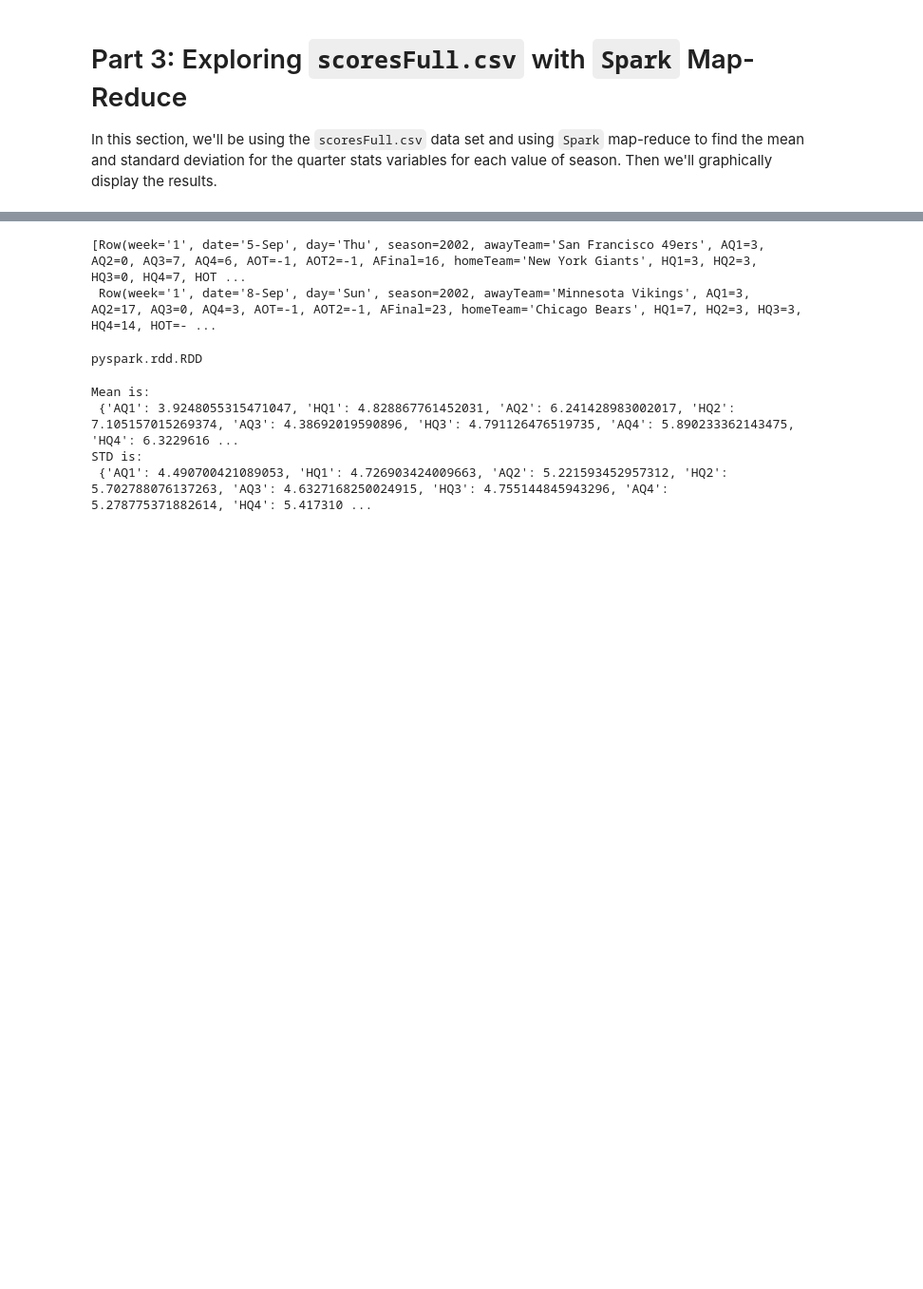
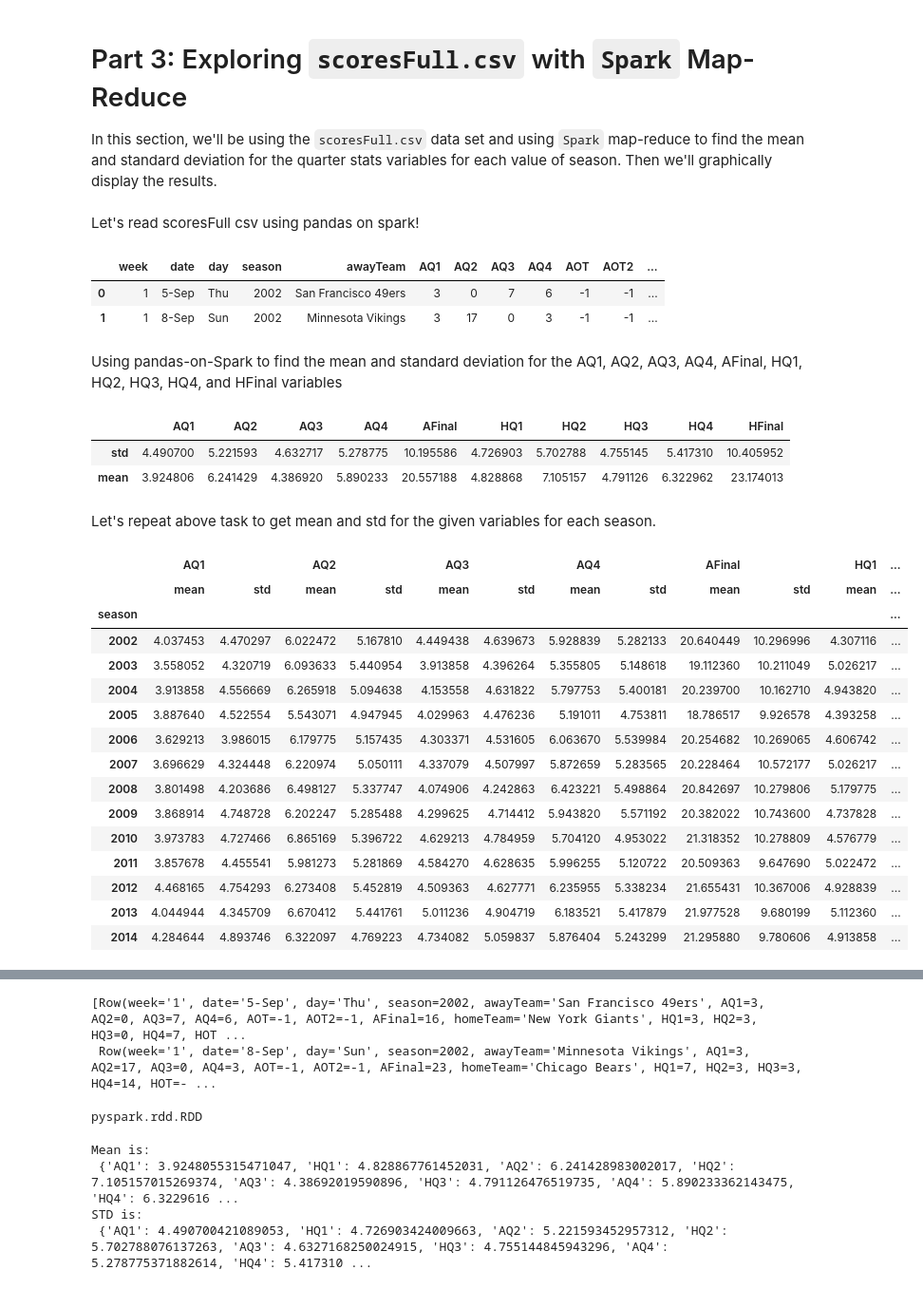
Before and after one commit to atbiggie/ST590-Project2, a Jupyter notebook: PartThree.ipynb, the cells around one changed output, grey strips where cells are left out. Shown at 95% size. Saved outputs shown, nothing was run; the diff lists cells and outputs as text; code cells hidden in the pictures; blank space fills up the shorter version.

```diff
--- a/PartThree.ipynb
+++ b/PartThree.ipynb
@@ -14,0 +18,49 @@ spark = SparkSession.builder.master('local[*]').getOrCreate()
+# %% [markdown]
+Let's read scoresFull csv using pandas on spark!
+# %%
+psdf_data = ps.read_csv('scoresFull.csv', sep=",")
+
+psdf_data.head(2)
+# %% [output]
+|  | week | date | day | season | awayTeam | AQ1 | AQ2 | AQ3 | AQ4 | AOT | AOT2 | ... |
+| 0 | 1 | 5-Sep | Thu | 2002 | San Francisco 49ers | 3 | 0 | 7 | 6 | -1 | -1 | ... |
+| 1 | 1 | 8-Sep | Sun | 2002 | Minnesota Vikings | 3 | 17 | 0 | 3 | -1 | -1 | ... |
+# %% [markdown]
+Using pandas-on-Spark to find the mean and standard deviation for the AQ1, AQ2, AQ3, AQ4, AFinal, HQ1, HQ2, HQ3, HQ4, and HFinal variables
+# %%
+psdf_mean = psdf_data.agg({'AQ1': ['mean', 'std'], 'AQ2': ['mean', 'std'], 'AQ3': ['mean', 'std'], \
+                           'AQ4': ['mean', 'std'], 'AFinal': ['mean', 'std'], 'HQ1': ['mean', 'std'], \
+                           'HQ2': ['mean', 'std'], 'HQ3': ['mean', 'std'], 'HQ4': ['mean', 'std'], \
+                           'HFinal': ['mean', 'std'] \
+                          })
+psdf_mean
+# %% [output]
+|  | AQ1 | AQ2 | AQ3 | AQ4 | AFinal | HQ1 | HQ2 | HQ3 | HQ4 | HFinal |
+| std | 4.490700 | 5.221593 | 4.632717 | 5.278775 | 10.195586 | 4.726903 | 5.702788 | 4.755145 | 5.417310 | 10.405952 |
+| mean | 3.924806 | 6.241429 | 4.386920 | 5.890233 | 20.557188 | 4.828868 | 7.105157 | 4.791126 | 6.322962 | 23.174013 |
+# %% [markdown]
+Let's repeat above task to get mean and std for the given variables for each season.
+# %%
+psdf_season_mean_std = psdf_data.groupby('season').agg({'AQ1': ['mean', 'std'], 'AQ2': ['mean', 'std'], 'AQ3': ['mean', 'std'], \
+                           'AQ4': ['mean', 'std'], 'AFinal': ['mean', 'std'], 'HQ1': ['mean', 'std'], \
+                           'HQ2': ['mean', 'std'], 'HQ3': ['mean', 'std'], 'HQ4': ['mean', 'std'], \
+                           'HFinal': ['mean', 'std'] \
+                          }).sort_index()
+psdf_season_mean_std
+# %% [output]
+|  | AQ1 |  | AQ2 |  | AQ3 |  | AQ4 |  | AFinal |  | HQ1 | ... |
+|  | mean | std | mean | std | mean | std | mean | std | mean | std | mean | ... |
+| season |  |  |  |  |  |  |  |  |  |  |  | ... |
+| 2002 | 4.037453 | 4.470297 | 6.022472 | 5.167810 | 4.449438 | 4.639673 | 5.928839 | 5.282133 | 20.640449 | 10.296996 | 4.307116 | ... |
+| 2003 | 3.558052 | 4.320719 | 6.093633 | 5.440954 | 3.913858 | 4.396264 | 5.355805 | 5.148618 | 19.112360 | 10.211049 | 5.026217 | ... |
+| 2004 | 3.913858 | 4.556669 | 6.265918 | 5.094638 | 4.153558 | 4.631822 | 5.797753 | 5.400181 | 20.239700 | 10.162710 | 4.943820 | ... |
+| 2005 | 3.887640 | 4.522554 | 5.543071 | 4.947945 | 4.029963 | 4.476236 | 5.191011 | 4.753811 | 18.786517 | 9.926578 | 4.393258 | ... |
+| 2006 | 3.629213 | 3.986015 | 6.179775 | 5.157435 | 4.303371 | 4.531605 | 6.063670 | 5.539984 | 20.254682 | 10.269065 | 4.606742 | ... |
+| 2007 | 3.696629 | 4.324448 | 6.220974 | 5.050111 | 4.337079 | 4.507997 | 5.872659 | 5.283565 | 20.228464 | 10.572177 | 5.026217 | ... |
+| 2008 | 3.801498 | 4.203686 | 6.498127 | 5.337747 | 4.074906 | 4.242863 | 6.423221 | 5.498864 | 20.842697 | 10.279806 | 5.179775 | ... |
+| 2009 | 3.868914 | 4.748728 | 6.202247 | 5.285488 | 4.299625 | 4.714412 | 5.943820 | 5.571192 | 20.382022 | 10.743600 | 4.737828 | ... |
+| 2010 | 3.973783 | 4.727466 | 6.865169 | 5.396722 | 4.629213 | 4.784959 | 5.704120 | 4.953022 | 21.318352 | 10.278809 | 4.576779 | ... |
+| 2011 | 3.857678 | 4.455541 | 5.981273 | 5.281869 | 4.584270 | 4.628635 | 5.996255 | 5.120722 | 20.509363 | 9.647690 | 5.022472 | ... |
+| 2012 | 4.468165 | 4.754293 | 6.273408 | 5.452819 | 4.509363 | 4.627771 | 6.235955 | 5.338234 | 21.655431 | 10.367006 | 4.928839 | ... |
+| 2013 | 4.044944 | 4.345709 | 6.670412 | 5.441761 | 5.011236 | 4.904719 | 6.183521 | 5.417879 | 21.977528 | 9.680199 | 5.112360 | ... |
+| 2014 | 4.284644 | 4.893746 | 6.322097 | 4.769223 | 4.734082 | 5.059837 | 5.876404 | 5.243299 | 21.295880 | 9.780606 | 4.913858 | ... |
```
Also changed, not shown: parts of 3 cells of this notebook.
